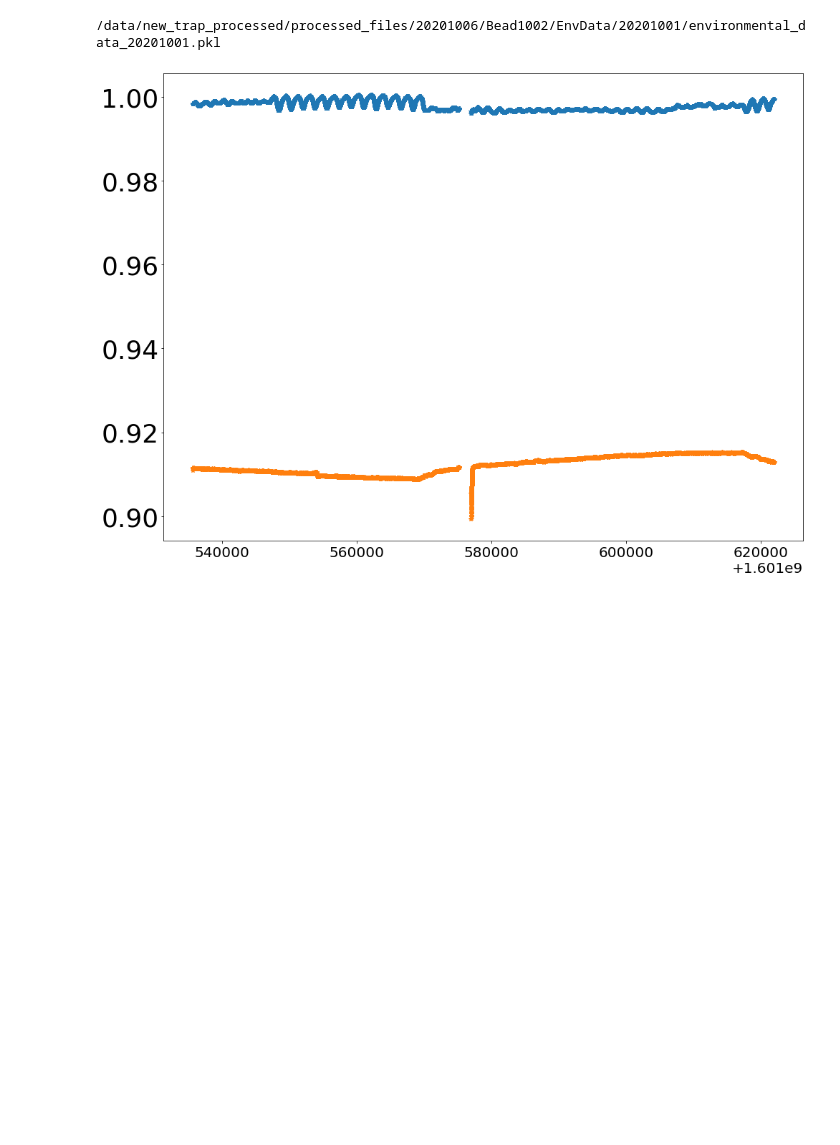
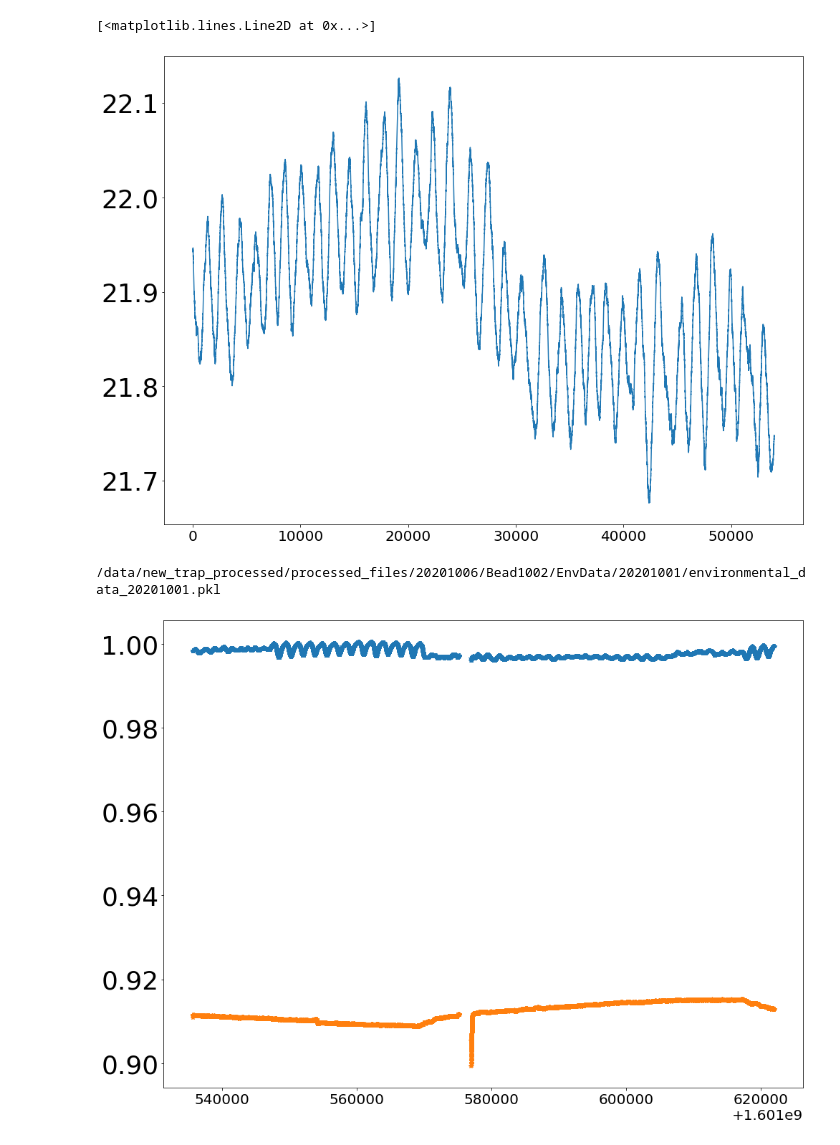
Before and after one commit to stanfordbeads/New_trap_code, a Jupyter notebook: Scripts/AFAnalysis/TemperatureCheck.ipynb, the cells around one changed output. Cells and saved outputs as stored; diff of their text form; code cells hidden in the pictures; blank space fills up the shorter version.

```diff
--- a/Scripts/AFAnalysis/TemperatureCheck.ipynb
+++ b/Scripts/AFAnalysis/TemperatureCheck.ipynb
@@ -7,3 +7,5 @@ plt.rcParams["font.size"] = 24
 plt.rcParams['xtick.labelsize'] = "small"
 plt.rcParams['ytick.labelsize'] = 36
 from skimage.filters import window
+# %%
+df = environment_processor(2022,6,11,no_bead=True)
@@ -10 +23,6 @@ from skimage.filters import window
+# %%
+plt.plot(df.AirTemperature)
+# %% [output]
+[<matplotlib.lines.Line2D at 0x...>]
+[figure, added]
 # %%
```
Also changed, not shown: parts of 2 cells of this notebook, 30 other files.
